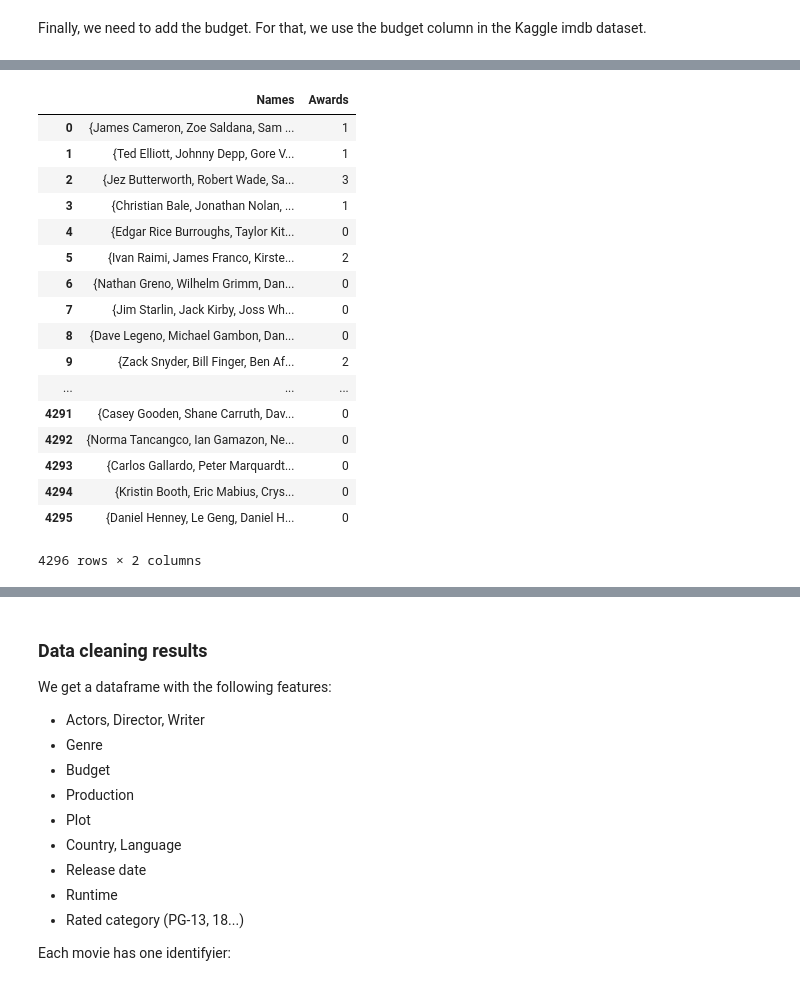
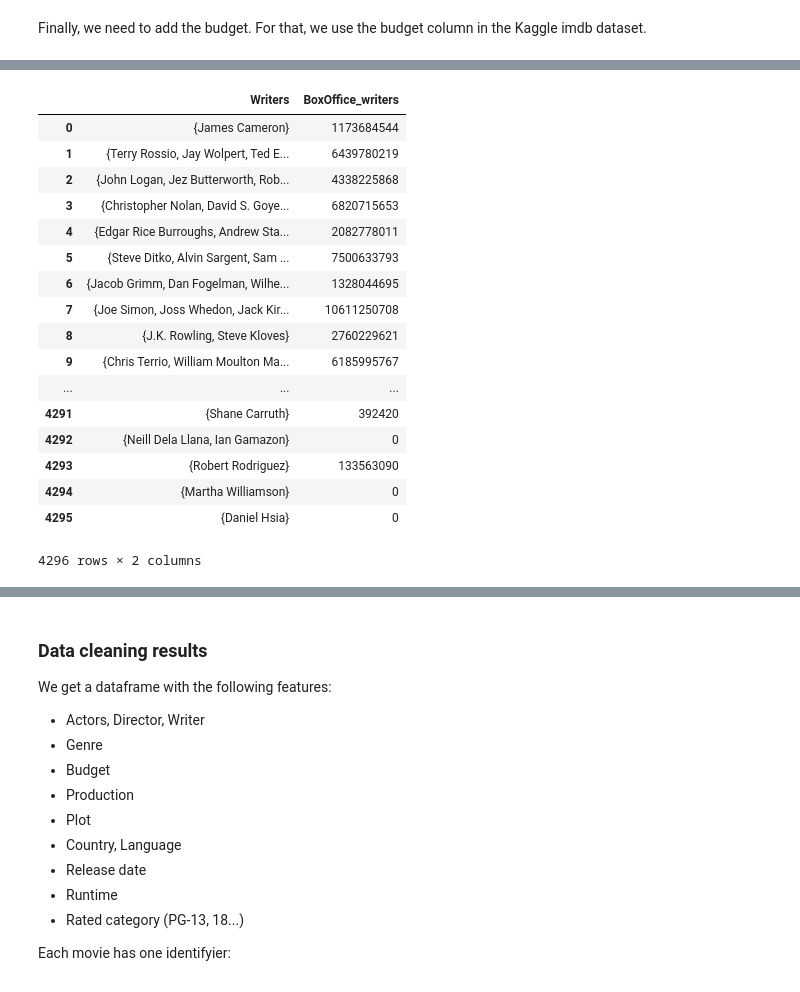
Before and after one commit to illorens/Project_NTDS, a Jupyter notebook: Analysis.ipynb, the cells around one changed output, grey strips where cells are left out. Cells and saved outputs as stored; diff of their text form; code cells hidden in the pictures.

```diff
--- a/Analysis.ipynb
+++ b/Analysis.ipynb
@@ -627,21 +703,0 @@ for (s,set_) in enumerate(crew.Names):
-# %%
-crew
-# %% [output]
-|  | Names | Awards |
-| 0 | {James Cameron, Zoe Saldana, Sam ... | 1 |
-| 1 | {Ted Elliott, Johnny Depp, Gore V... | 1 |
-| 2 | {Jez Butterworth, Robert Wade, Sa... | 3 |
-| 3 | {Christian Bale, Jonathan Nolan, ... | 1 |
-| 4 | {Edgar Rice Burroughs, Taylor Kit... | 0 |
-| 5 | {Ivan Raimi, James Franco, Kirste... | 2 |
-| 6 | {Nathan Greno, Wilhelm Grimm, Dan... | 0 |
-| 7 | {Jim Starlin, Jack Kirby, Joss Wh... | 0 |
-| 8 | {Dave Legeno, Michael Gambon, Dan... | 0 |
-| 9 | {Zack Snyder, Bill Finger, Ben Af... | 2 |
-| ... | ... | ... |
-| 4291 | {Casey Gooden, Shane Carruth, Dav... | 0 |
-| 4292 | {Norma Tancangco, Ian Gamazon, Ne... | 0 |
-| 4293 | {Carlos Gallardo, Peter Marquardt... | 0 |
-| 4294 | {Kristin Booth, Eric Mabius, Crys... | 0 |
-| 4295 | {Daniel Henney, Le Geng, Daniel H... | 0 |
-4296 rows × 2 columns
@@ -648 +716,22 @@ crew
+# %%
+rev_writ
+# %% [output]
+|  | Writers | BoxOffice_writers |
+| 0 | {James Cameron} | 1173684544 |
+| 1 | {Terry Rossio, Jay Wolpert, Ted E... | 6439780219 |
+| 2 | {John Logan, Jez Butterworth, Rob... | 4338225868 |
+| 3 | {Christopher Nolan, David S. Goye... | 6820715653 |
+| 4 | {Edgar Rice Burroughs, Andrew Sta... | 2082778011 |
+| 5 | {Steve Ditko, Alvin Sargent, Sam ... | 7500633793 |
+| 6 | {Jacob Grimm, Dan Fogelman, Wilhe... | 1328044695 |
+| 7 | {Joe Simon, Joss Whedon, Jack Kir... | 10611250708 |
+| 8 | {J.K. Rowling, Steve Kloves} | 2760229621 |
+| 9 | {Chris Terrio, William Moulton Ma... | 6185995767 |
+| ... | ... | ... |
+| 4291 | {Shane Carruth} | 392420 |
+| 4292 | {Neill Dela Llana, Ian Gamazon} | 0 |
+| 4293 | {Robert Rodriguez} | 133563090 |
+| 4294 | {Martha Williamson} | 0 |
+| 4295 | {Daniel Hsia} | 0 |
+4296 rows × 2 columns
 # %%
```
Also changed, not shown: parts of 11 cells of this notebook.
